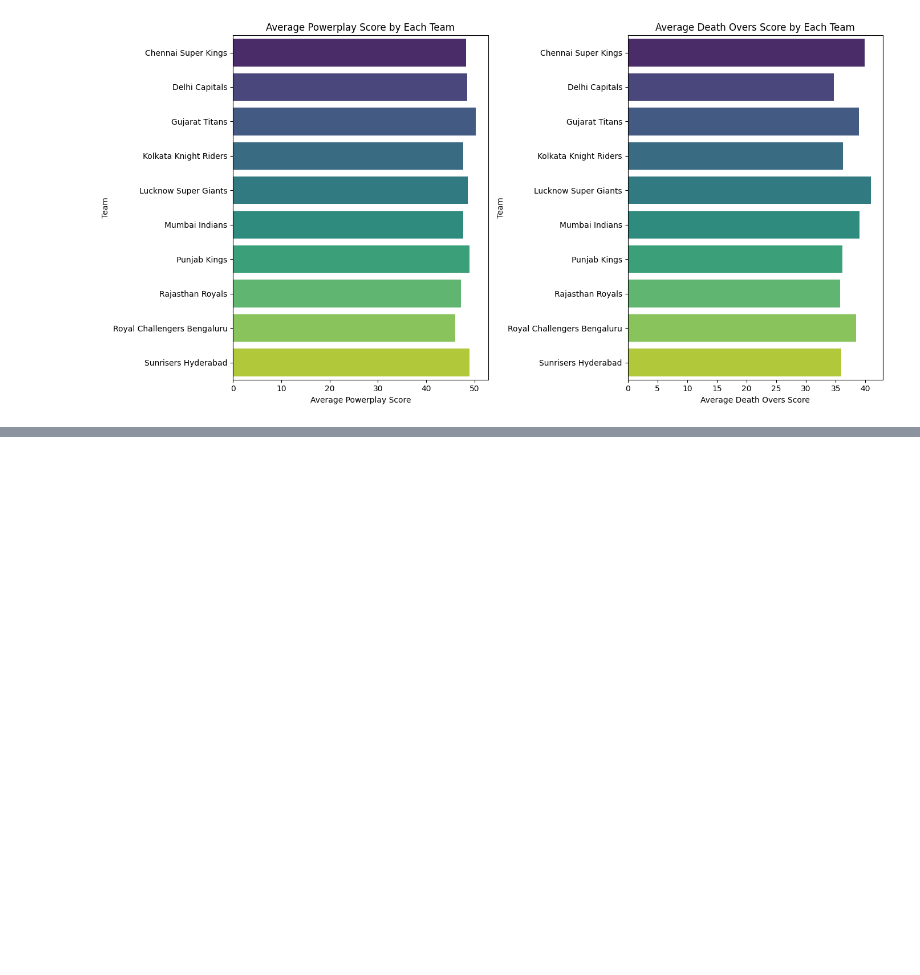
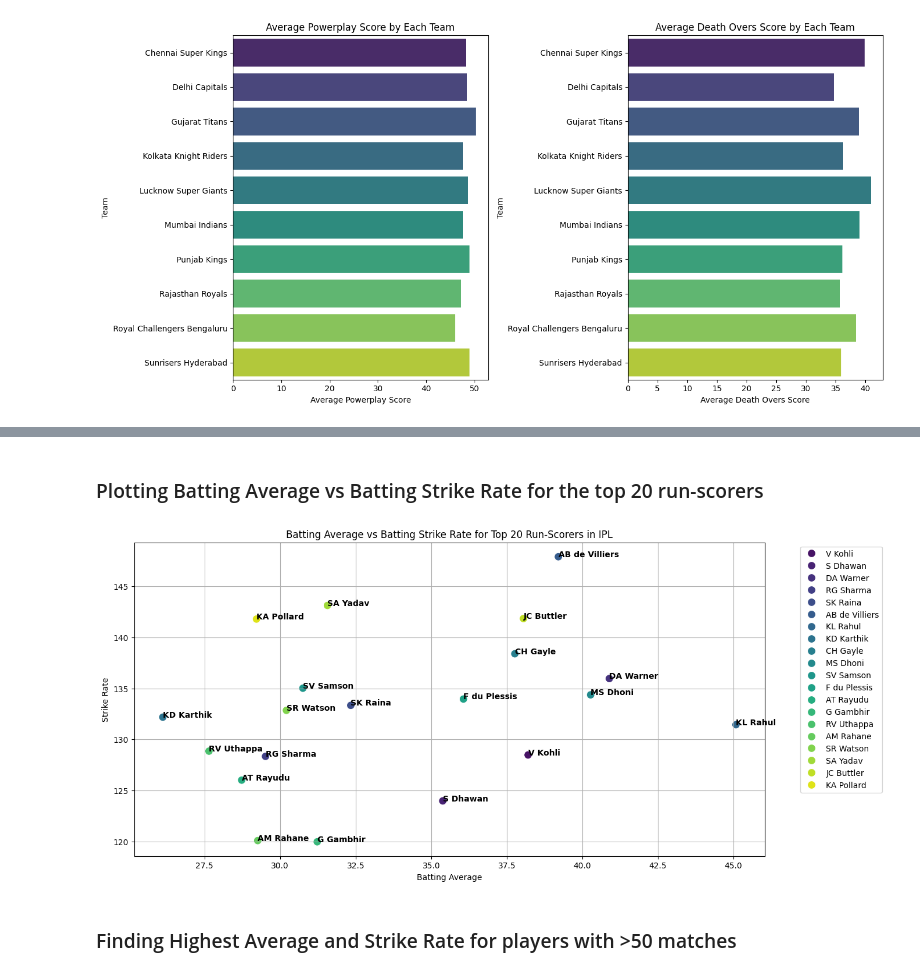
Before and after one commit to Vaibhavv1703/BrainDead-2k25, a Jupyter notebook: PS1/1.ipynb, the cells around one changed output, grey strips where cells are left out. Drawn from its saved outputs; the diff is of its cells as text; code cells hidden in the pictures; blank space fills up the shorter version.

```diff
--- a/PS1/1.ipynb
+++ b/PS1/1.ipynb
@@ -387,0 +461,42 @@ plt.show()
+# %% [markdown]
+### Plotting Batting Average vs Batting Strike Rate for the top 20 run-scorers
+# %%
+# Calculate total runs scored by each player
+total_runs = deliveries_df.groupby('batter')['batsman_runs'].sum().reset_index()
+
+# Calculate total balls faced by each player
+total_balls = deliveries_df.groupby('batter')['ball'].count().reset_index()
+
+# Calculate total dismissals for each player
+total_dismissals = deliveries_df[deliveries_df['is_wicket'] == 1].groupby('player_dismissed')['is_wicket'].count().reset_index()
+
+# Merge total runs, total balls, and total dismissals into a single DataFrame
+player_stats = pd.merge(total_runs, total_balls, on='batter')
+player_stats = pd.merge(player_stats, total_dismissals, left_on='batter', right_on='player_dismissed', how='left').fillna(0)
+
+# Calculate batting average and strike rate
+player_stats['batting_average'] = player_stats['batsman_runs'] / player_stats['is_wicket']
+player_stats['strike_rate'] = (player_stats['batsman_runs'] / player_stats['ball']) * 100
+
+# Sort the players by total runs in descending order and get the top 20
+top_20_run_scorers = player_stats.sort_values(by='batsman_runs', ascending=False).head(20)
+
+# Plotting Batting Average vs Batting Strike Rate for the top 20 run-scorers
+plt.figure(figsize=(14, 7))
+scatter_plot = sns.scatterplot(x='batting_average', y='strike_rate', data=top_20_run_scorers, hue='batter', palette='viridis', s=100)
+
+# Add labels to each point
+for line in range(0, top_20_run_scorers.shape[0]):
+    scatter_plot.text(top_20_run_scorers.batting_average.iloc[line], top_20_run_scorers.strike_rate.iloc[line],
+                      top_20_run_scorers.batter.iloc[line], horizontalalignment='left', size='medium', color='black', weight='semibold')
+
+plt.title('Batting Average vs Batting Strike Rate for Top 20 Run-Scorers in IPL')
+plt.xlabel('Batting Average')
+plt.ylabel('Strike Rate')
+plt.grid(True)
+plt.legend(bbox_to_anchor=(1.05, 1), loc='upper left')
+plt.show()
+# %% [output]
+[figure, added]
+# %% [markdown]
+### Finding Highest Average and Strike Rate for players with >50 matches
```
Also changed, not shown: parts of 46 cells of this notebook.
